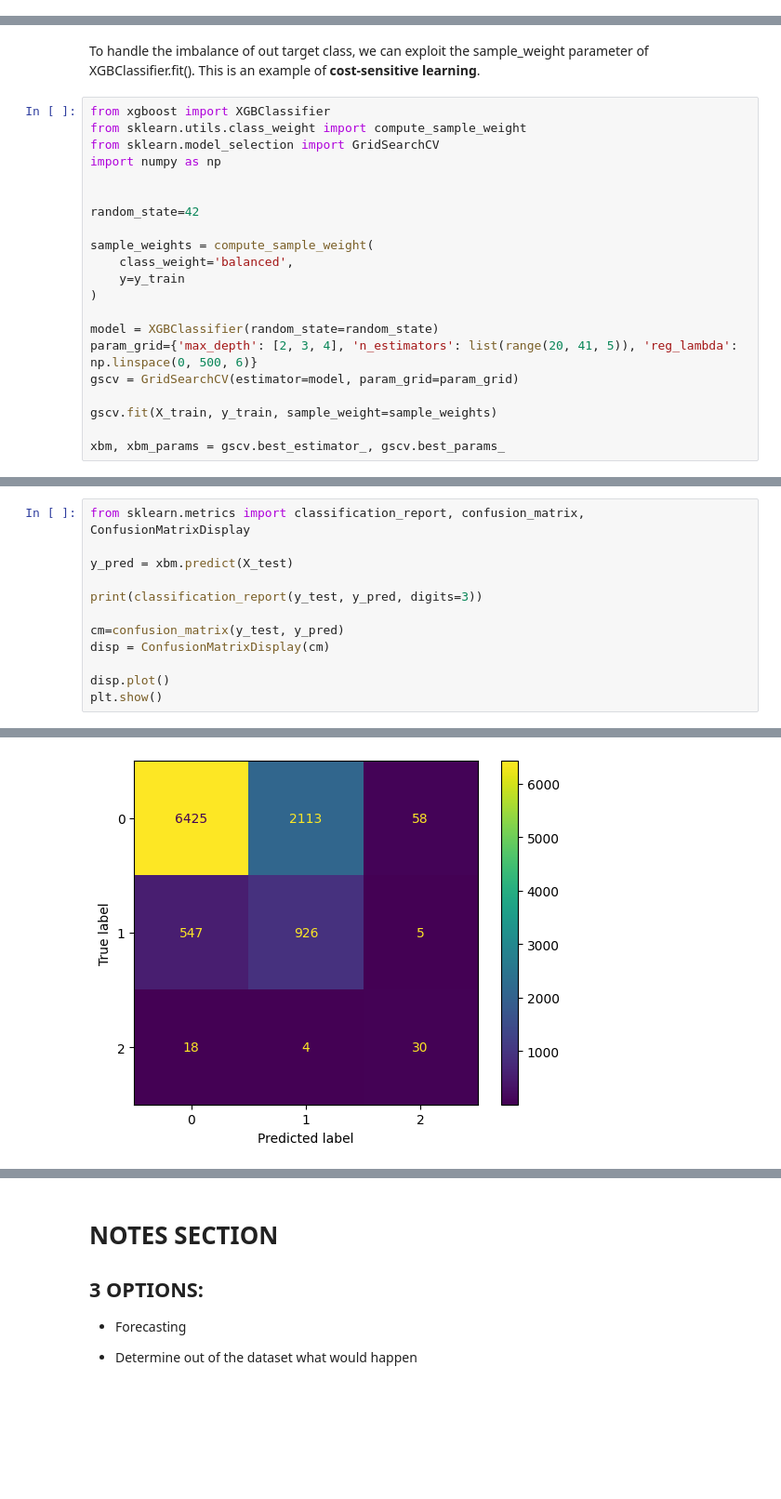
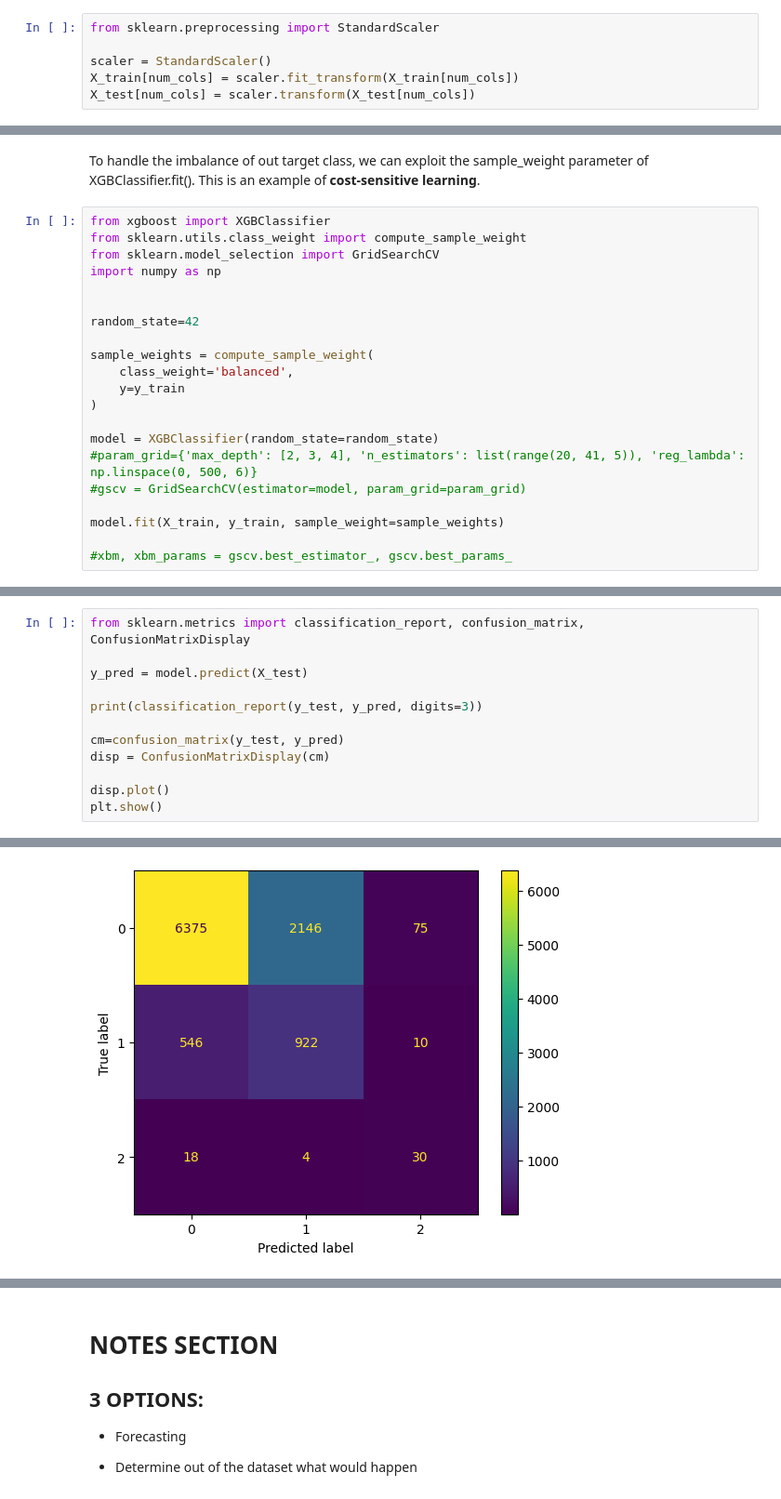
Before and after one commit to asalazar18s/TfL-accidents-dataset-analysis, a Jupyter notebook: main.ipynb, the cells around one changed output, grey strips where cells are left out. Shown: that part at 93% size. Drawn from its saved outputs; the diff is of its cells as text; blank space fills up the shorter version.

Commit message:
Standardized numerical columns

```diff
--- a/main.ipynb
+++ b/main.ipynb
@@ -260,0 +295,6 @@ print(y_test.shape)
+# %%
+from sklearn.preprocessing import StandardScaler
+
+scaler = StandardScaler()
+X_train[num_cols] = scaler.fit_transform(X_train[num_cols])
+X_test[num_cols] = scaler.transform(X_test[num_cols])
@@ -275,10 +325,10 @@ sample_weights = compute_sample_weight(
 )
 
 model = XGBClassifier(random_state=random_state)
-param_grid={'max_depth': [2, 3, 4], 'n_estimators': list(range(20, 41, 5)), 'reg_lambda': np.linspace(0, 500, 6)}
-gscv = GridSearchCV(estimator=model, param_grid=param_grid)
+#param_grid={'max_depth': [2, 3, 4], 'n_estimators': list(range(20, 41, 5)), 'reg_lambda': np.linspace(0, 500, 6)}
+#gscv = GridSearchCV(estimator=model, param_grid=param_grid)
 
-gscv.fit(X_train, y_train, sample_weight=sample_weights)
+model.fit(X_train, y_train, sample_weight=sample_weights)
 
-xbm, xbm_params = gscv.best_estimator_, gscv.best_params_
+#xbm, xbm_params = gscv.best_estimator_, gscv.best_params_
 # %% [output]
@@ -288,7 +348,7 @@ print(xbm_params)
 # %%
 from sklearn.metrics import classification_report, confusion_matrix, ConfusionMatrixDisplay
 
-y_pred = xbm.predict(X_test)
+y_pred = model.predict(X_test)
 
 print(classification_report(y_test, y_pred, digits=3))
 
@@ -310,4 +370,4 @@ weighted avg      0.826     0.729     0.762     10126
-[figure, old version]
+[figure, new version]
 # %%
 
 feature_importance = model.feature_importances_
```
Also changed, not shown: parts of 8 cells of this notebook.
